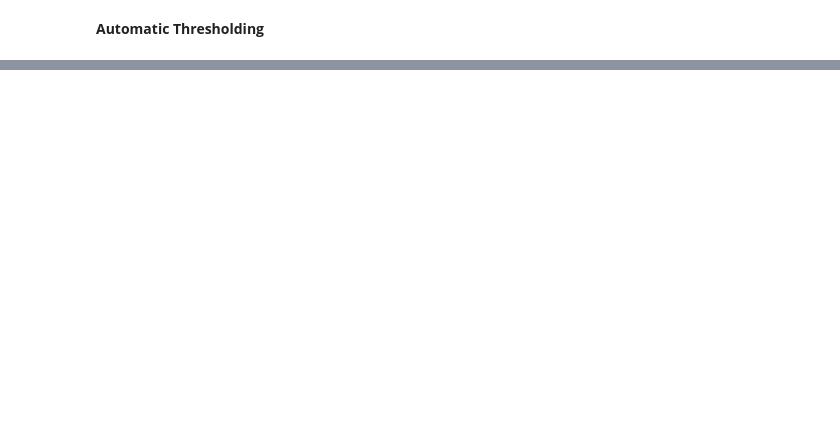
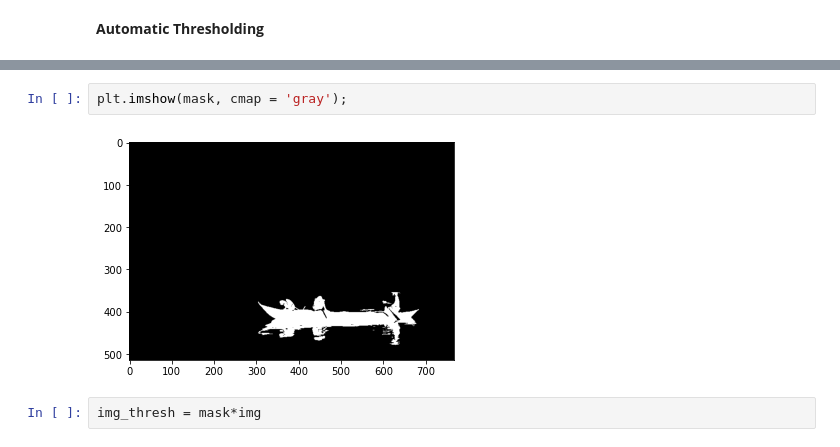
Before and after one commit to gokulg02/DEXBOT-CV-workshop, a Jupyter notebook: Image_filters_and_thresholding.ipynb, the cells around one changed output, grey strips where cells are left out. Saved outputs shown, nothing was run; the diff lists cells and outputs as text; blank space fills up the shorter version.

```diff
--- a/Image_filters_and_thresholding.ipynb
+++ b/Image_filters_and_thresholding.ipynb
@@ -44,0 +47,6 @@ __Automatic Thresholding__
+# %%
+plt.imshow(mask, cmap = 'gray');
+# %% [output]
+[figure, added]
+# %%
+img_thresh = mask*img
```
Also changed, not shown: parts of 5 cells of this notebook.
